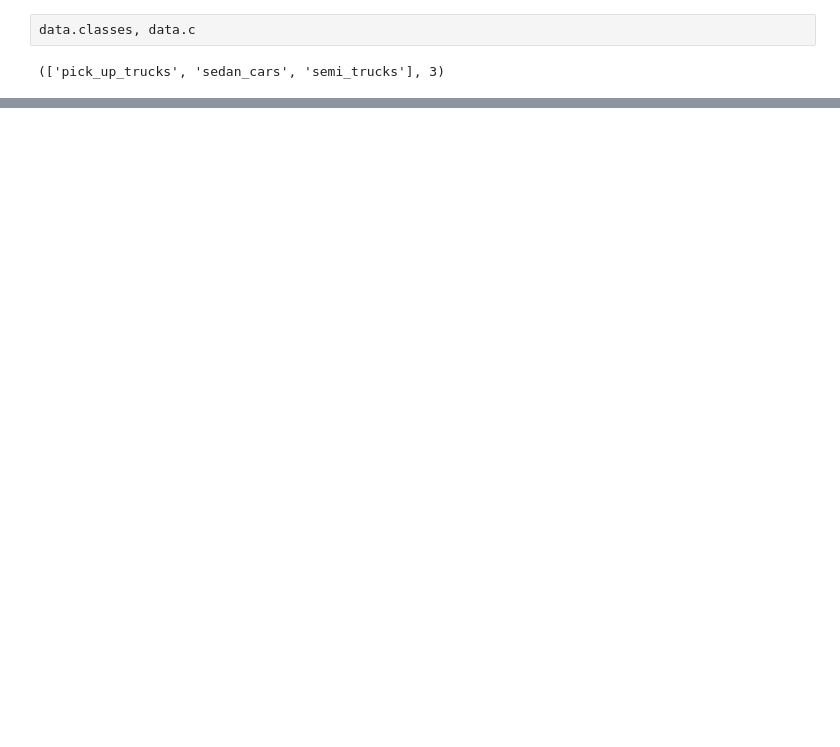
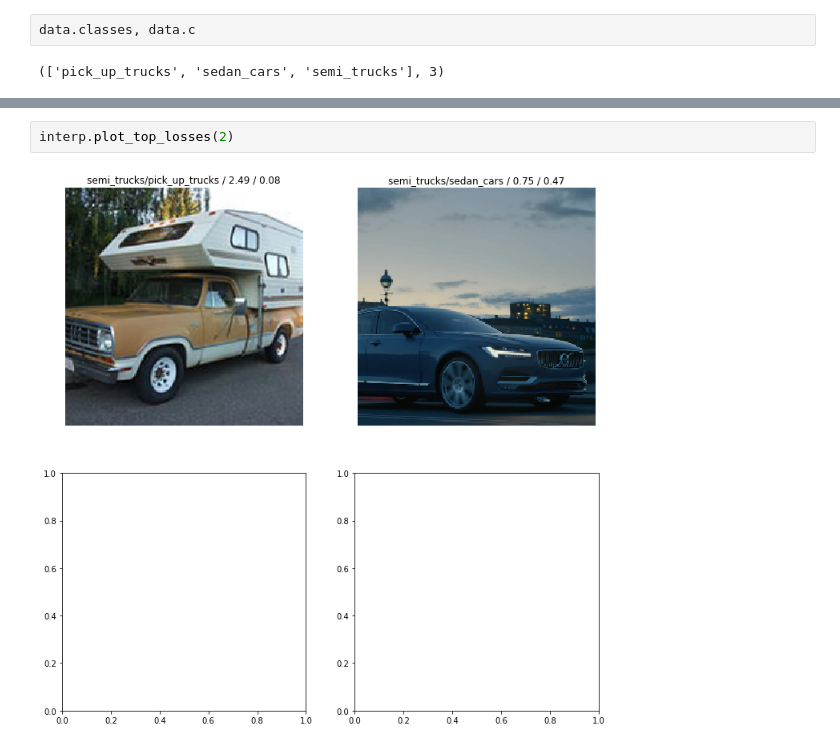
Before and after one commit to Data-drone/fast_ai_homework, a Jupyter notebook: download_images.ipynb, the cells around one changed output, grey strips where cells are left out. Drawn from its saved outputs; the diff is of its cells as text; blank space fills up the shorter version.

```diff
--- a/download_images.ipynb
+++ b/download_images.ipynb
@@ -49,0 +89,4 @@ data.classes, data.c
+# %%
+interp.plot_top_losses(2)
+# %% [output]
+[figure, added]
```
Also changed, not shown: parts of 16 cells of this notebook.
